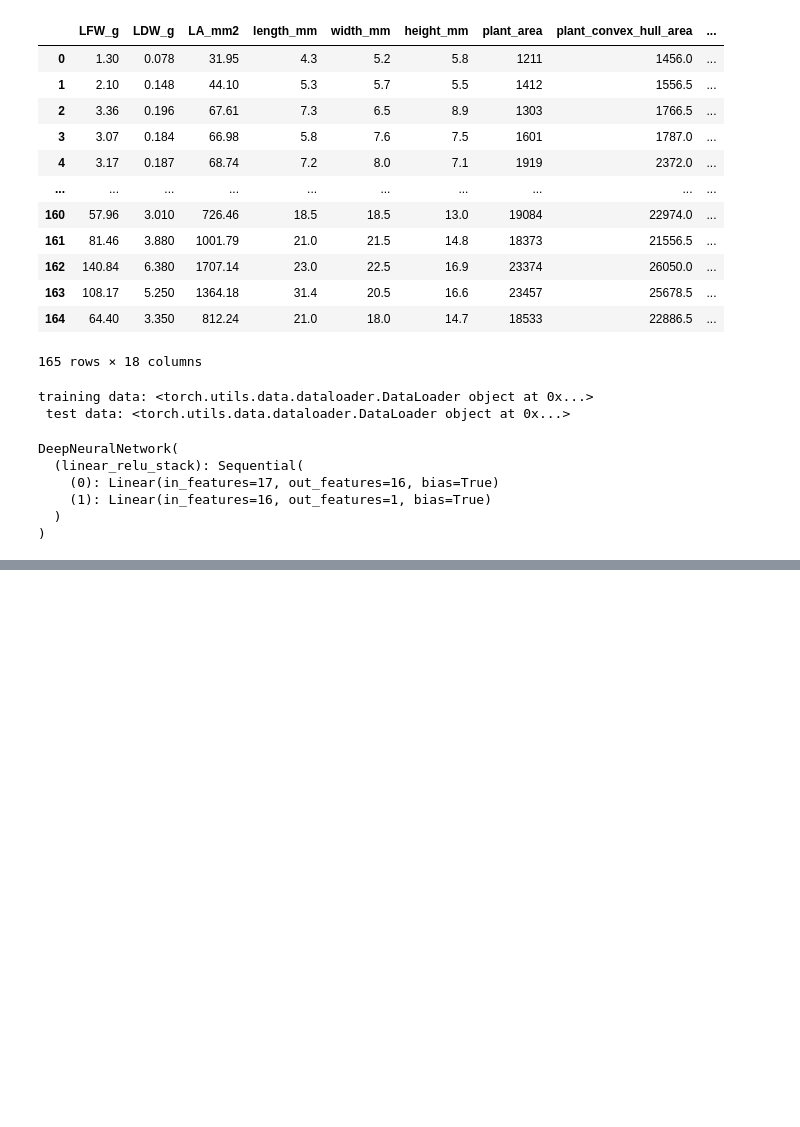
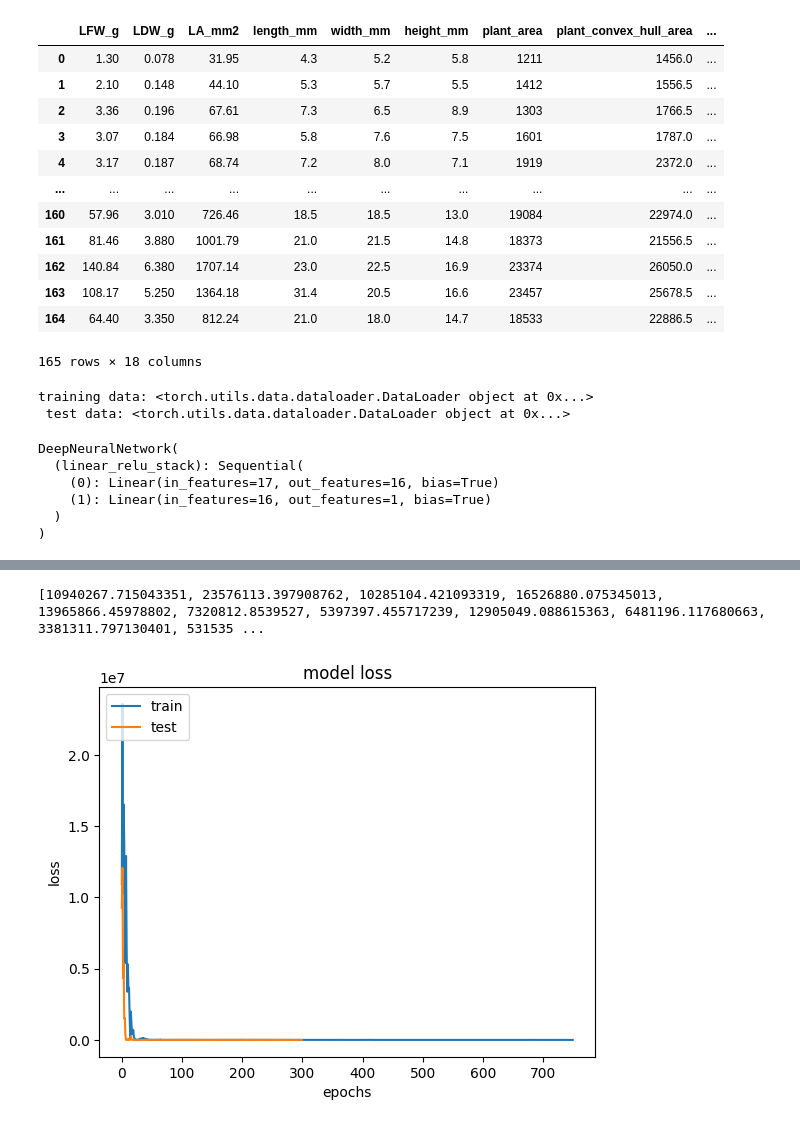
Before and after one commit to SaucyBoi21/BiomassPredictonAI, a Jupyter notebook: final_model.ipynb, the cells around one changed output, grey strips where cells are left out. Cells and saved outputs as stored; diff of their text form; code cells hidden in the pictures; blank space fills up the shorter version.

Commit message:
plotted loss curves

```diff
--- a/final_model.ipynb
+++ b/final_model.ipynb
@@ -20,7 +20,10 @@ EPOCHS = 150
 LOSS_FUNCTION = nn.MSELoss()
 LOWEST_LOSS = 150000
 # %%
-y_loss = []
+y_loss = {}
+y_loss['train'] = []
+y_loss['test'] = []
+
 X_epochs = []
 # %%
 def data_workflow(input_data, target_value):
@@ -148,0 +179,13 @@ tensor(3.0831, dtype=torch.float64, grad_fn=<MseLossBackward0>)
+# %%
+print(y_loss['train'])
+plt.plot(y_loss['train'])
+plt.plot(y_loss['test'])
+#plt.plot(X_epochs)
+plt.title('model loss')
+plt.ylabel('loss')
+plt.xlabel('epochs')
+plt.legend(['train', 'test'], loc='upper left')
+plt.show()
+# %% [output]
+[10940267.715043351, 23576113.397908762, 10285104.421093319, 16526880.075345013, 13965866.45978802, 7320812.8539527, 5397397.455717239, 12905049.088615363, 6481196.117680663, 3381311.797130401, 531535 ...
+[figure, added]
```
Also changed, not shown: parts of 3 cells of this notebook.
